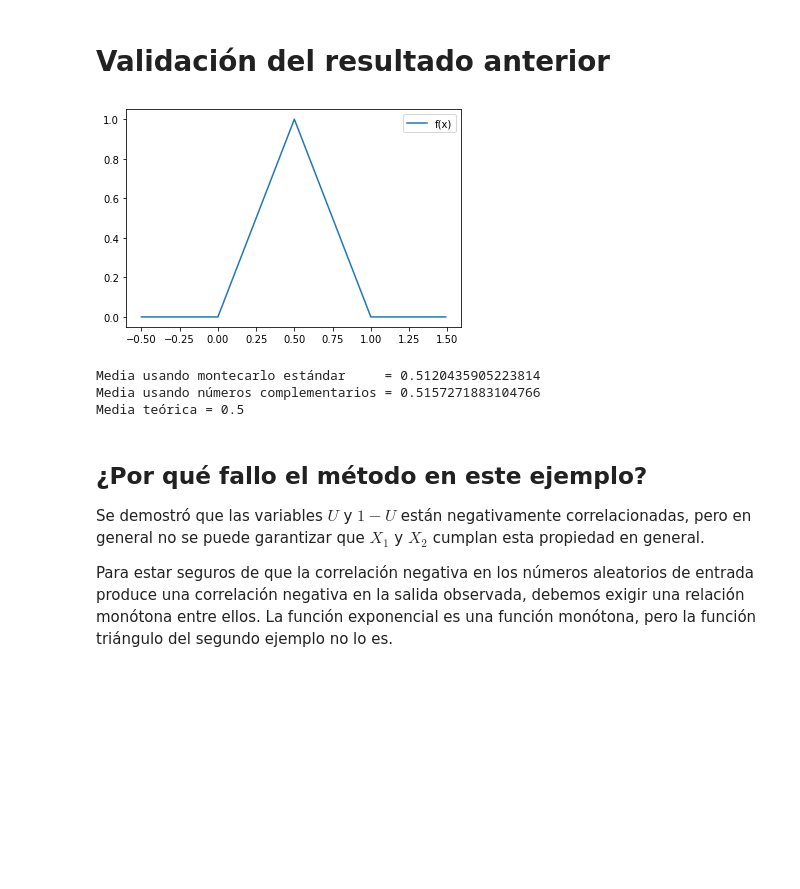
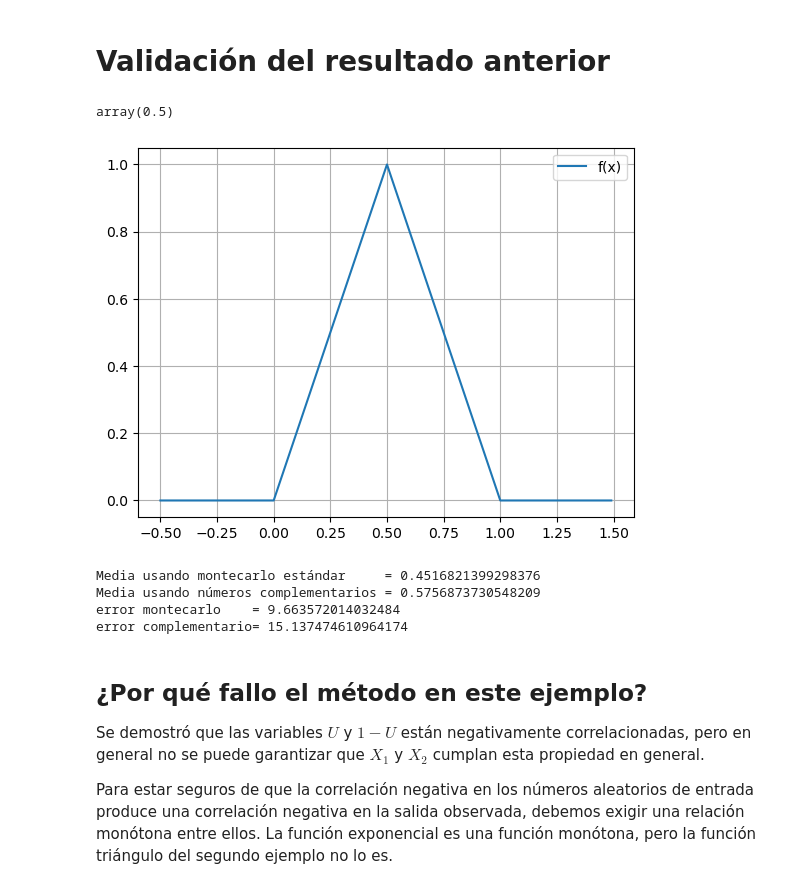
Before and after one commit to odjaramilloz/SPF-2024-I, a Jupyter notebook: TEMA-2/Clase14_ContinuacionReduccionVarianza.ipynb, the cells around one changed output. Cells and saved outputs as stored; diff of their text form; code cells hidden in the pictures; blank space fills up the shorter version.

```diff
--- a/TEMA-2/Clase14_ContinuacionReduccionVarianza.ipynb
+++ b/TEMA-2/Clase14_ContinuacionReduccionVarianza.ipynb
@@ -178,30 +182,49 @@ Por lo tanto, $Cov[h(U),h(1-U)]={1\over 3}-{1\over 4}={1\over 12}$ y de esta man
 # %% [markdown]
 # Validación del resultado anterior
+# %%
+h = lambda x: 0 if x < 0 else (2 * x if 0<= x < 0.5 else (2 - 2 * x if 0.5 <= x <= 0.1 else 0))
+h = np.vectorize(h, otypes=[float])
+# %% [output]
+array(0.5)
 # %%
 np.random.seed(514)
 # Programar función h(x)
+h = lambda x: 0 if x < 0 else (2 * x if 0<= x < 0.5 else (2 - 2 * x if 0.5 <= x <= 1 else 0))
+h = np.vectorize(h, otypes=[float])
 
 # Gráfica de la función h(x)
 x = np.arange(-.5,1.5,0.01)
-plt.plot(x,list(map(f,x)),label='f(x)')
+plt.plot(x, h(x), label='f(x)')
 plt.legend()
+plt.grid()
 plt.show()
 
-# aproximar la media de la distribución usando montecarlo típico
+# aproximar la media el área de la función h(x) usando montecarlo típico
+N = 100
+u1 = np.random.rand(N)
+media_montecarlo = h(u1).mean()
 
 # Aproximación usando método de los números complementarios
 # Nota: Para ser justos tome la misma cantidad de términos para efectos de comparación
+u2 = np.random.rand(int(N/2))
+u2_c = 1 - u2
+media_complementario = h(np.concatenate([u2, u2_c])).mean()
 
 print('Media usando montecarlo estándar     =',media_montecarlo)
 print('Media usando números complementarios =',media_complementario)
-print('Media teórica =',(0 + .5 + 1)/3 )
+
+I = 0.5
+print('error montecarlo    =', (abs(I - media_montecarlo) / I) * 100 )
+print('error complementario=', (abs(I - media_complementario) / I) * 100 )
+# print('Media teórica =',(0 + .5 + 1)/3 )
 # Distrubución triangular (media)
 # https://en.wikipedia.org/wiki/Triangular_distribution
 # %% [output]
-[figure, old version]
+[figure, new version]
-Media usando montecarlo estándar     = 0.5120435905223814
-Media usando números complementarios = 0.5157271883104766
-Media teórica = 0.5
+Media usando montecarlo estándar     = 0.4516821399298376
+Media usando números complementarios = 0.5756873730548209
+error montecarlo    = 9.663572014032484
+error complementario= 15.137474610964174
 # %% [markdown]
 ## ¿Por qué fallo el método en este ejemplo?
 
```
Also changed, not shown: parts of 5 cells of this notebook, 1 other file.
